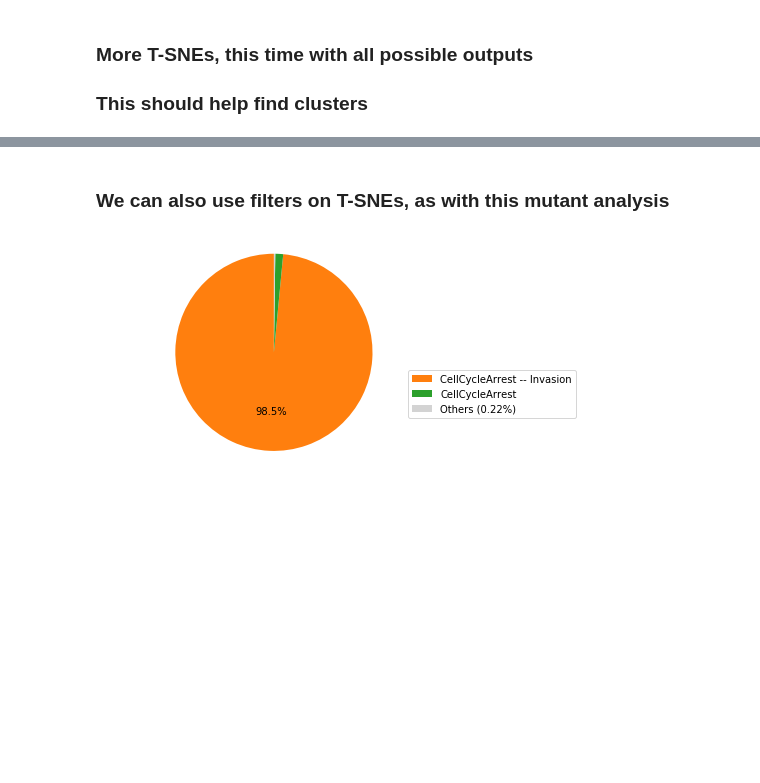
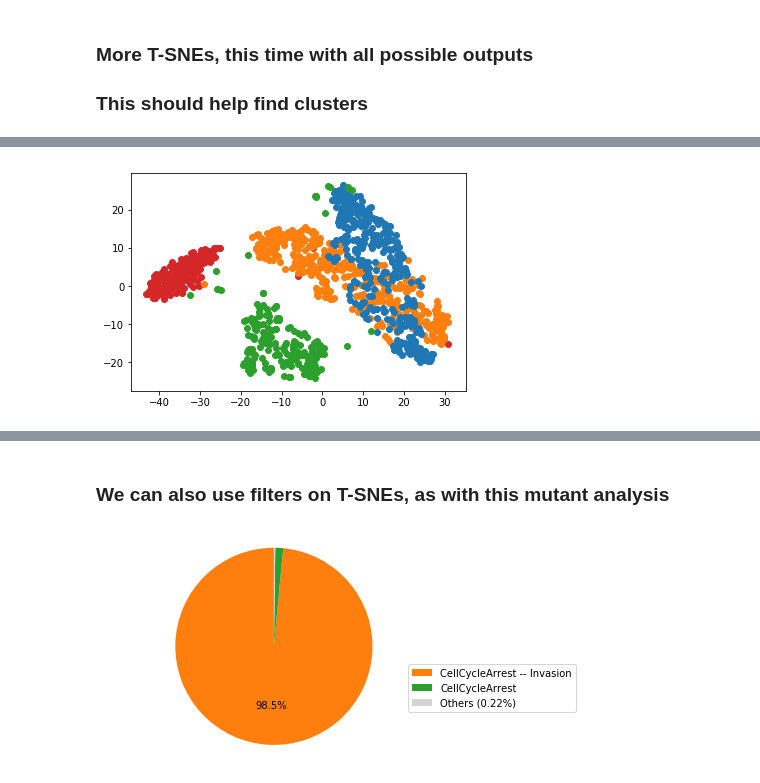
Before and after one commit to vincent-noel/pyMaBoSS, a Jupyter notebook: notebook/Ensemble/T-SNE.ipynb, the cells around one changed output, grey strips where cells are left out. Saved outputs shown, nothing was run; the diff lists cells and outputs as text; code cells hidden in the pictures; blank space fills up the shorter version.

```diff
--- a/notebook/Ensemble/T-SNE.ipynb
+++ b/notebook/Ensemble/T-SNE.ipynb
@@ -41,3 +51,7 @@ res_ao = simulation_alloutputs.run()
+# %%
+res_ao.plotTSNESteadyStatesNodesDistribution(perplexity=50, clusters=indices)
+# %% [output]
+[figure, added]
 # %%
 res_ao.plotTSNESteadyStatesNodesDistribution(perplexity=50)
 # %% [output]
```
Also changed, not shown: parts of 9 cells of this notebook, 4 other files.
